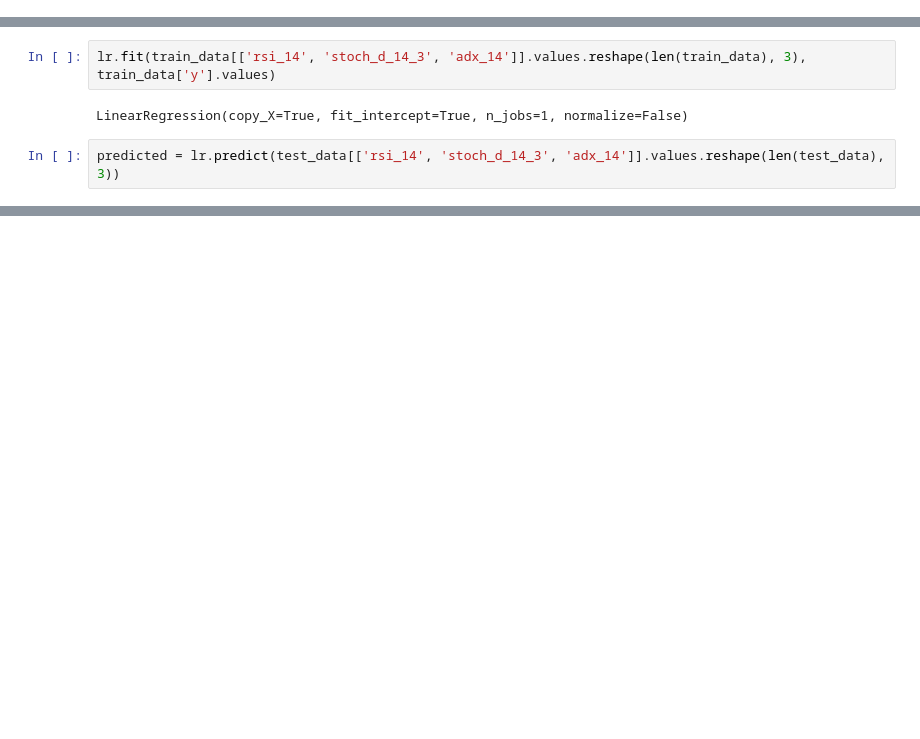
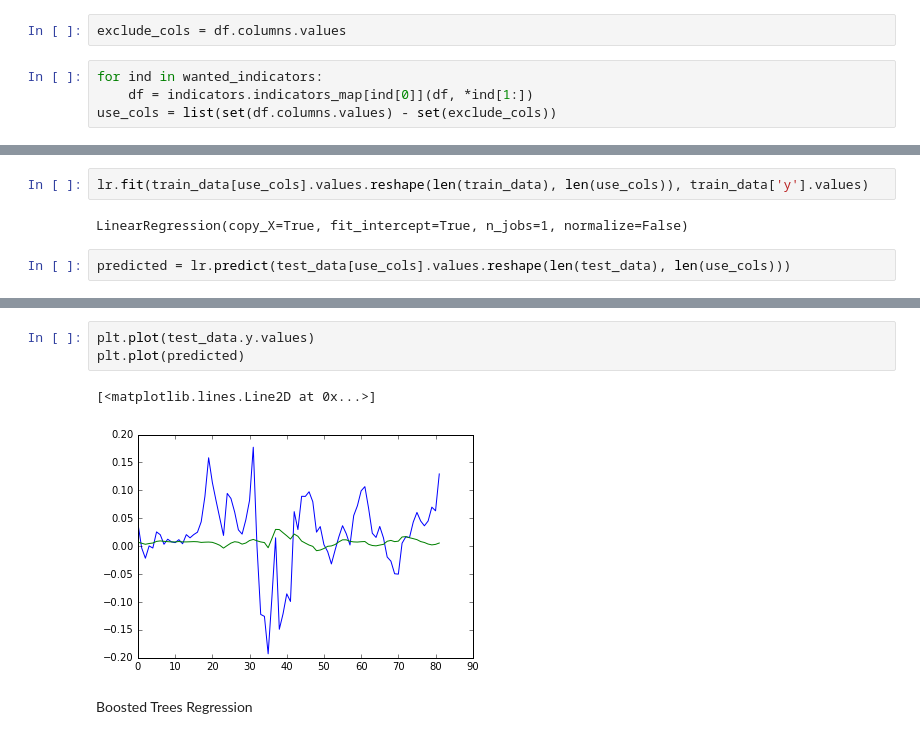
Before and after one commit to RNNCCL/crypto_trader, a Jupyter notebook: learn_bitcoin.ipynb, the cells around one changed output, grey strips where cells are left out. Saved outputs shown, nothing was run; the diff lists cells and outputs as text; blank space fills up the shorter version.

```diff
--- a/learn_bitcoin.ipynb
+++ b/learn_bitcoin.ipynb
@@ -43,0 +74,6 @@ df = indicators.ADX(df, 14)
+# %%
+exclude_cols = df.columns.values
+# %%
+for ind in wanted_indicators:
+    df = indicators.indicators_map[ind[0]](df, *ind[1:])
+use_cols = list(set(df.columns.values) - set(exclude_cols))
@@ -49,11 +93,11 @@ test_data = df[int(len(df)*0.8):]
 # %%
 lr = LinearRegression()
 # %%
-lr.fit(train_data[['rsi_14', 'stoch_d_14_3', 'adx_14']].values.reshape(len(train_data), 3), train_data['y'].values)
+lr.fit(train_data[use_cols].values.reshape(len(train_data), len(use_cols)), train_data['y'].values)
 # %% [output]
 LinearRegression(copy_X=True, fit_intercept=True, n_jobs=1, normalize=False)
 # %%
-predicted = lr.predict(test_data[['rsi_14', 'stoch_d_14_3', 'adx_14']].values.reshape(len(test_data), 3))
+predicted = lr.predict(test_data[use_cols].values.reshape(len(test_data), len(use_cols)))
 # %%
 rmse = np.sqrt(mean_squared_error(test_data['y'].values, predicted))
 rmse
@@ -61,0 +106,8 @@ rmse
+# %%
+plt.plot(test_data.y.values)
+plt.plot(predicted)
+# %% [output]
+[<matplotlib.lines.Line2D at 0x...>]
+[figure, added]
+# %% [markdown]
+Boosted Trees Regression
```
Also changed, not shown: parts of 19 cells of this notebook.
